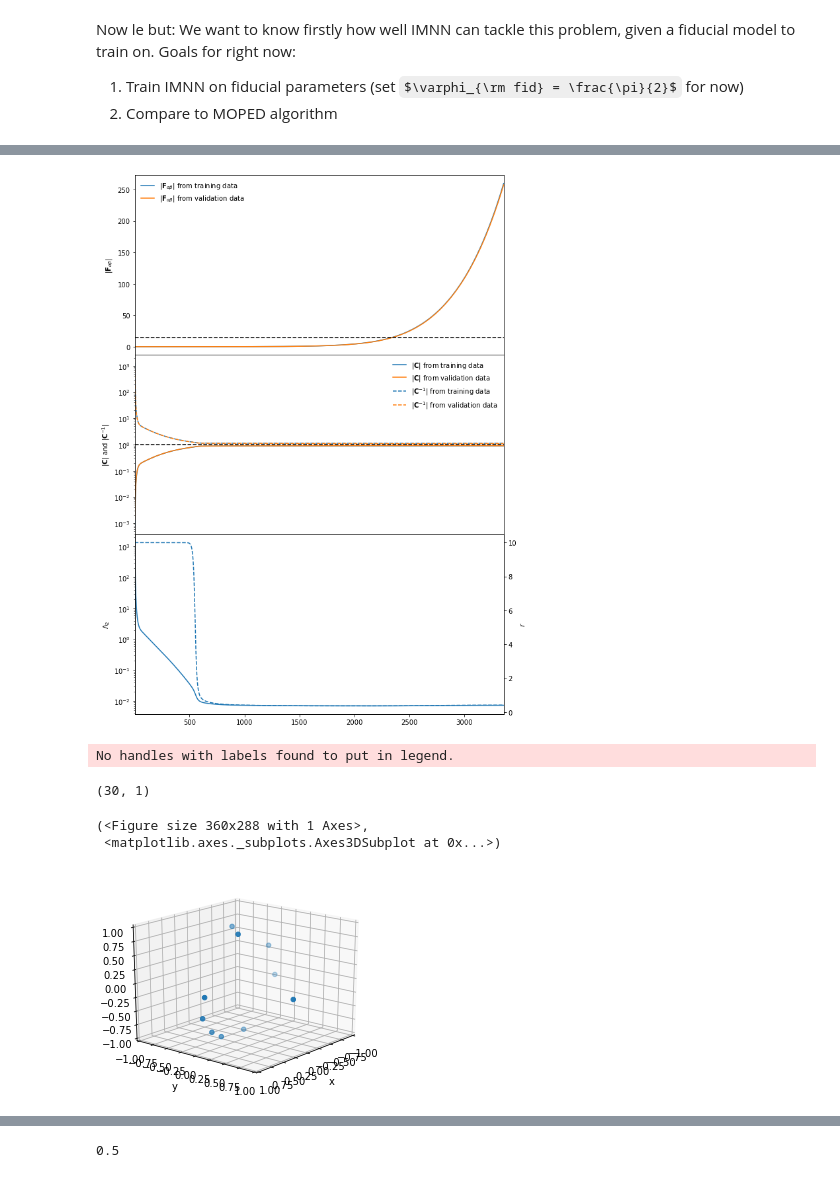
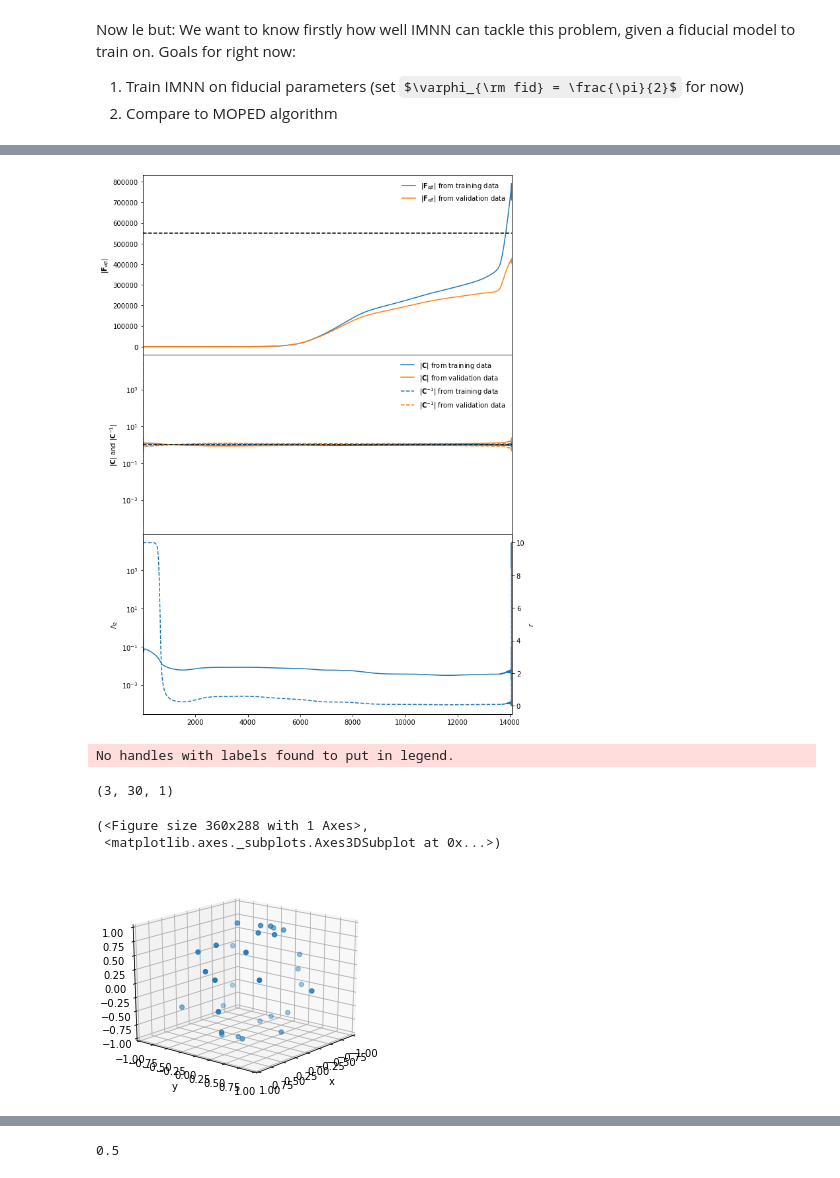
Before and after one commit to tlmakinen/imnn, a Jupyter notebook: IMNN_shell.ipynb, the cells around one changed output, grey strips where cells are left out. Drawn from its saved outputs; the diff is of its cells as text; code cells hidden in the pictures; some formulas as TeX source.

```diff
--- a/IMNN_shell.ipynb
+++ b/IMNN_shell.ipynb
@@ -391,5 +402,5 @@ Now that we've constructed our simulator, let's generate a set of data with nois
 # define fiducial parameters and create data vector, d
 θ_fid = np.array([np.pi / 2, 2.0]) # theta, sigma^2_theta
 # %%
-SN = GenerateShellData(n_s=10000, n_d=10000, input_shape=(30,))
+SN = GenerateShellData(n_s=10000, n_d=10000, input_shape=(30,3))
 details, fiducial, validation_fiducial, derivative, validation_derivative = SN.generate_data()
@@ -416,12 +433,13 @@ def derivative_loader(seed, derivative, parameter, data):
 # %%
 model = tf.keras.Sequential(
     [tf.keras.Input(shape=SN.input_shape),
+     #tf.keras.layers.Conv1D(30,1),
      tf.keras.layers.Dense(128),
      tf.keras.layers.LeakyReLU(0.01),
+     tf.keras.layers.Reshape((128*SN.input_shape[0],)),
      tf.keras.layers.Dense(128),
      tf.keras.layers.LeakyReLU(0.01),
-     tf.keras.layers.Dense(SN.n_summaries)
-     #tf.keras.layers.Conv1D(1,2),
+     tf.keras.layers.Dense(SN.n_summaries),
      #tf.keras.layers.Reshape((2,))
     ])
 opt = tf.keras.optimizers.Adam()
@@ -433,5 +474,5 @@ imnn = IMNN.IMNN(n_s=SN.n_s, n_d=SN.n_d, n_params=SN.n_params, n_summaries=SN.n_
                  validation_fiducial=lambda x : fiducial_loader(x, validation_fiducial),
                  validation_derivative=lambda x, y, z : derivative_loader(x, y, z, validation_derivative),
                  at_once=SN.n_s, check_shape=True, verbose=True,
-                 directory="model", filename="model", save=True)
+                 directory="model", filename="structured_ring", save=True)
 # %% [output]
@@ -447,2 +482,2 @@ INFO:tensorflow:Assets written to: model/model/assets
 # %%
-imnn.load_model(opt, weights='weights')
+#imnn.load_model(opt, weights='weights')
@@ -458,11 +501,11 @@ KeyboardInterrupt:
 # %%
-imnn.plot(known_det_fisher=15.)
+imnn.plot(known_det_fisher=5.5e5)
 # %% [output]
-[figure, old version]
+[figure, new version]
 # %%
-generator = GenerateShellData(input_shape=(30,))
+generator = GenerateShellData(input_shape=(30,3))
 
-θ_target = np.array([np.pi, 0.5])[np.newaxis, :]
+θ_target = np.array([0.01, 0.5])[np.newaxis, :]
 target_data = generator.simulator(
     parameters=θ_target,
     seed=37,
@@ -471,8 +514,8 @@ target_data = generator.simulator(
 generator.plot_data(target_data, label="Observed data")
 # %% [output]
 No handles with labels found to put in legend.
-(30, 1)
+(3, 30, 1)
 (<Figure size 360x288 with 1 Axes>,
  <matplotlib.axes._subplots.Axes3DSubplot at 0x...>)
-[figure, old version]
+[figure, new version]
 # %%
```
Also changed, not shown: parts of 22 cells of this notebook, 4 other files.
